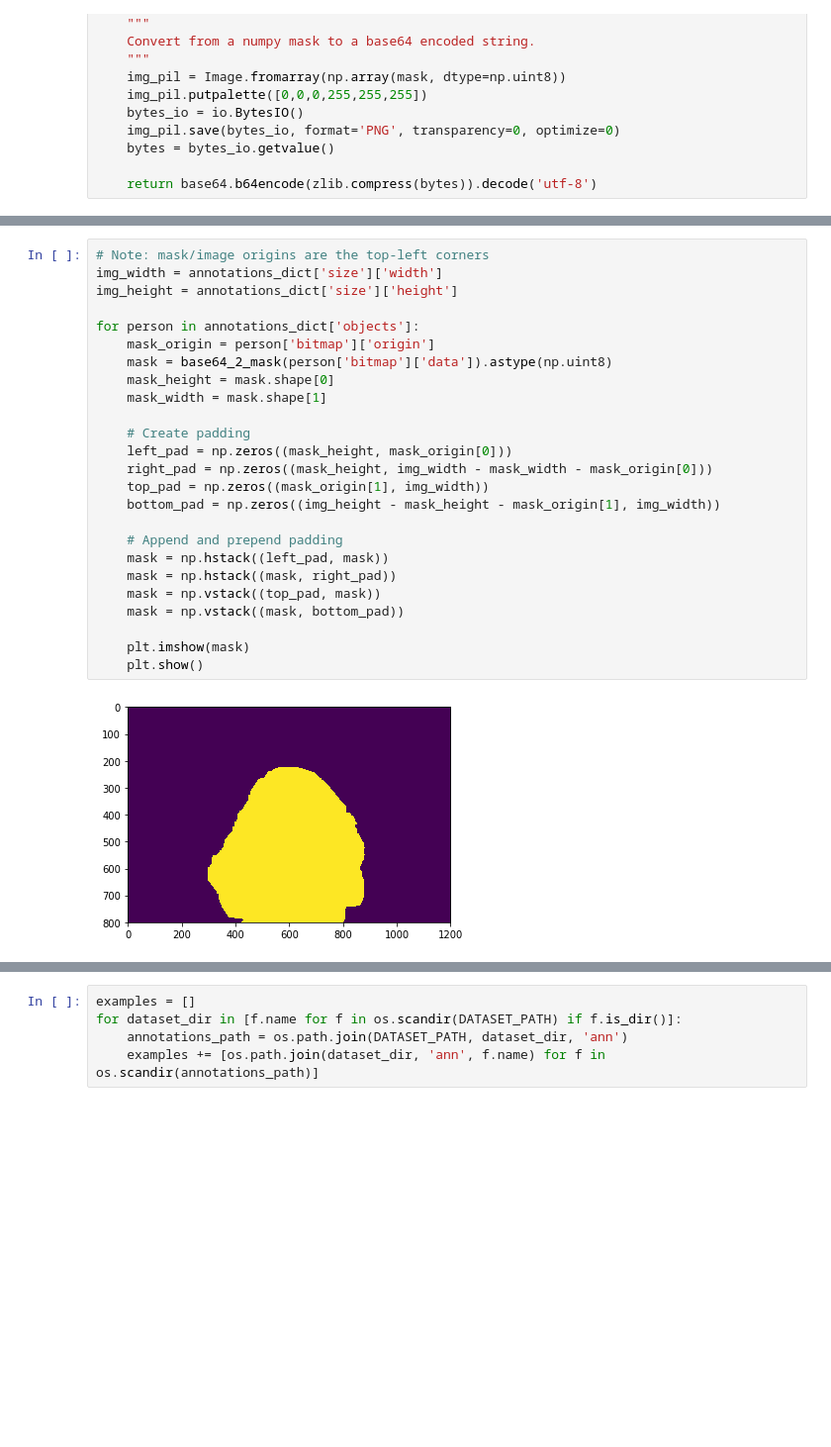
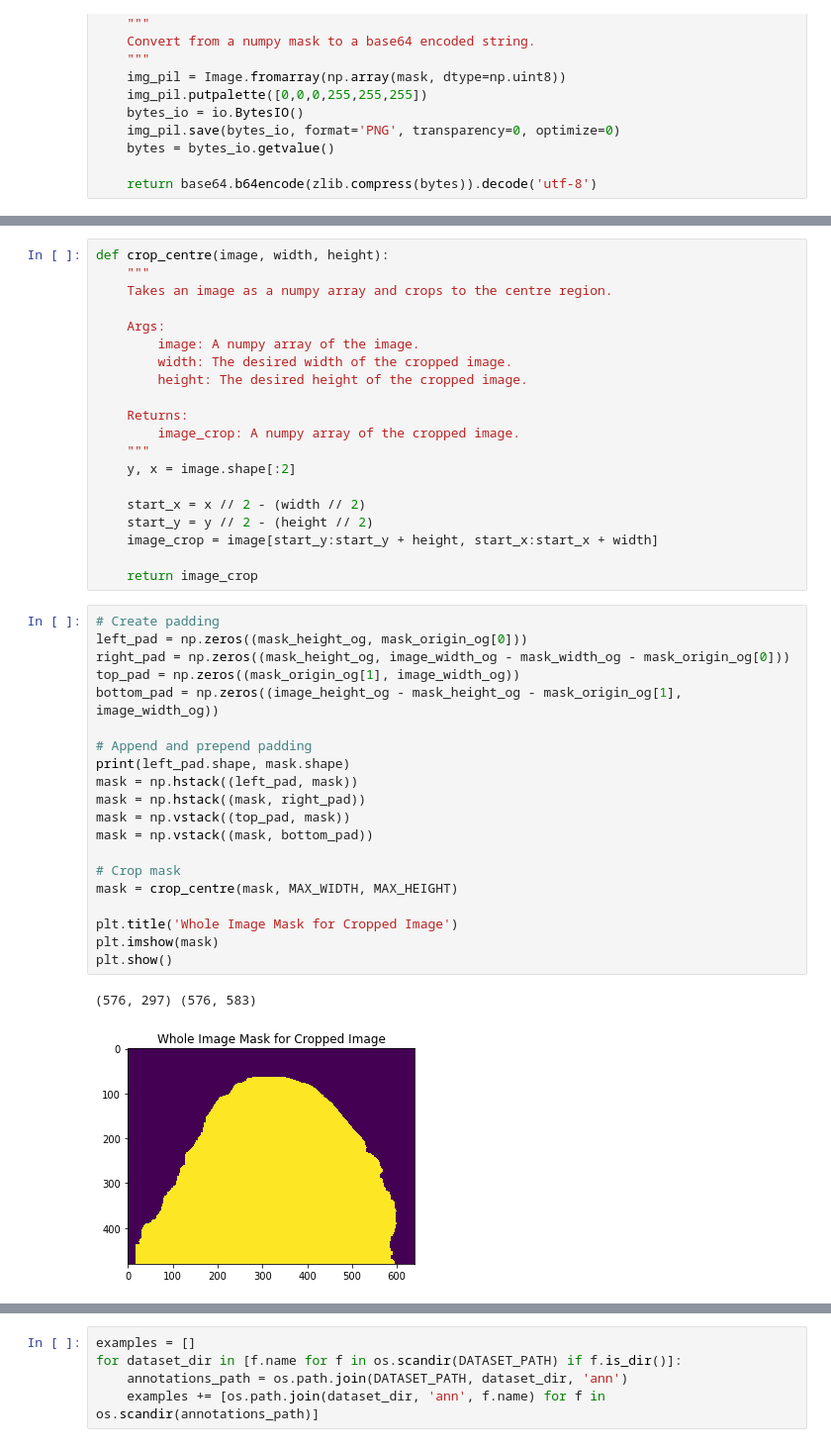
Before and after one commit to adamtupper/pedestrian-proximity-detector, a Jupyter notebook: dataset-tools/get_supervisely_bounding_boxes.ipynb, the cells around one changed output, grey strips where cells are left out. Shown: that part at 99% size. Saved outputs shown, nothing was run; the diff lists cells and outputs as text; blank space fills up the shorter version.

```diff
--- a/dataset-tools/get_supervisely_bounding_boxes.ipynb
+++ b/dataset-tools/get_supervisely_bounding_boxes.ipynb
@@ -126,27 +182,43 @@ Therefore, since the persons dataset masks are not whole-image masks, we must ad
+# %%
+def crop_centre(image, width, height):
+    """
+    Takes an image as a numpy array and crops to the centre region.
+
+    Args:
+        image: A numpy array of the image.
+        width: The desired width of the cropped image.
+        height: The desired height of the cropped image.
+
+    Returns:
+        image_crop: A numpy array of the cropped image.
+    """
+    y, x = image.shape[:2]
+
+    start_x = x // 2 - (width // 2)
+    start_y = y // 2 - (height // 2)
+    image_crop = image[start_y:start_y + height, start_x:start_x + width]
+
+    return image_crop
 # %%
-# Note: mask/image origins are the top-left corners
-img_width = annotations_dict['size']['width']
-img_height = annotations_dict['size']['height']
+# Create padding
+left_pad = np.zeros((mask_height_og, mask_origin_og[0]))
+right_pad = np.zeros((mask_height_og, image_width_og - mask_width_og - mask_origin_og[0]))
+top_pad = np.zeros((mask_origin_og[1], image_width_og))
+bottom_pad = np.zeros((image_height_og - mask_height_og - mask_origin_og[1], image_width_og))
 
-for person in annotations_dict['objects']:
-    mask_origin = person['bitmap']['origin']
-    mask = base64_2_mask(person['bitmap']['data']).astype(np.uint8)
-    mask_height = mask.shape[0]
-    mask_width = mask.shape[1]
+# Append and prepend padding
+print(left_pad.shape, mask.shape)
+mask = np.hstack((left_pad, mask))
+mask = np.hstack((mask, right_pad))
+mask = np.vstack((top_pad, mask))
+mask = np.vstack((mask, bottom_pad))
 
-    # Create padding
-    left_pad = np.zeros((mask_height, mask_origin[0]))
-    right_pad = np.zeros((mask_height, img_width - mask_width - mask_origin[0]))
-    top_pad = np.zeros((mask_origin[1], img_width))
-    bottom_pad = np.zeros((img_height - mask_height - mask_origin[1], img_width))
+# Crop mask
+mask = crop_centre(mask, MAX_WIDTH, MAX_HEIGHT)
 
-    # Append and prepend padding
-    mask = np.hstack((left_pad, mask))
-    mask = np.hstack((mask, right_pad))
-    mask = np.vstack((top_pad, mask))
-    mask = np.vstack((mask, bottom_pad))
-
-    plt.imshow(mask)
-    plt.show()
+plt.title('Whole Image Mask for Cropped Image')
+plt.imshow(mask)
+plt.show()
 # %% [output]
+(576, 297) (576, 583)
-[figure, old version]
+[figure, new version]
```
Also changed, not shown: parts of 22 cells of this notebook.
